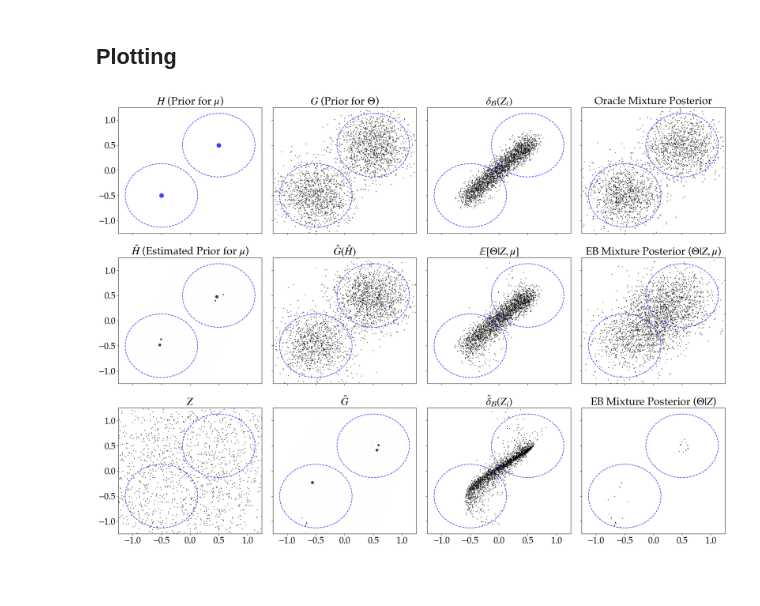
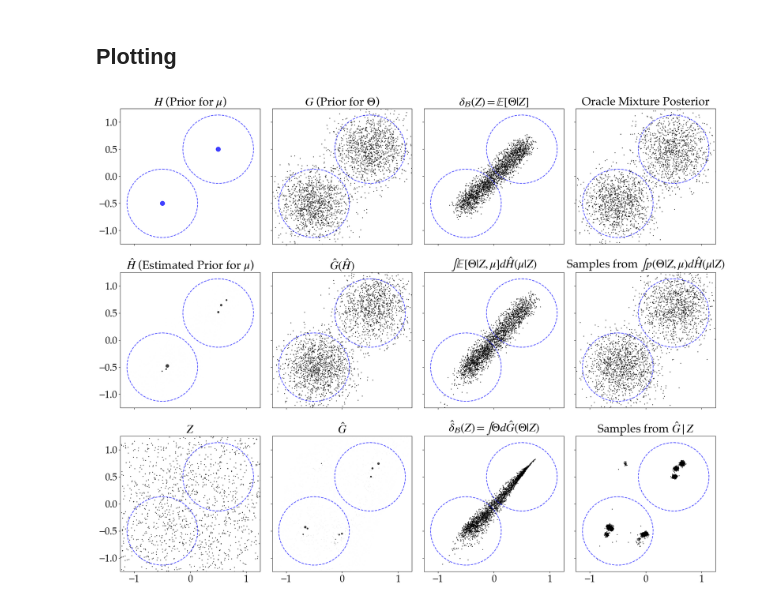
Before and after one commit to adway/eb-denoising, a Jupyter notebook: basic-sim.ipynb, the cells around one changed output. Cells and saved outputs as stored; diff of their text form; code cells hidden in the pictures; blank space fills up the shorter version.

Commit message:
add some docs, rename figure

```diff
--- a/basic-sim.ipynb
+++ b/basic-sim.ipynb
@@ -47,5 +44,5 @@ n_supp = 10000 # number of (empirical) support points to have for the oracle pri
 supp = sample_latent(n_supp,tau2) # this defines the (empirical) (oracle) prior support
 ob_model.set_params(atoms=supp, weights=np.ones(n_supp)/n_supp)
 ob_means = ob_model.posterior_mean(Z, prec)
-prior_weights, ob_samples = ob_model.posterior_sample(Z, prec, n_samples=2500)
+ob_indices, ob_samples = ob_model.posterior_sample(Z, prec, n_samples=2500)
 # %% [markdown]
@@ -82,5 +85,5 @@ for i in range(n):
 # %%
-est_prior_weights_h, h_samples = eb_model_h.posterior_sample(Z, prec_smooth, n_samples=2500)
+eb_indices_h, h_samples = eb_model_h.posterior_sample(Z, prec_smooth, n_samples=2500)
 eb_means_h = eb_model_h.posterior_mean(Z, prec_smooth)
 post_theta_means = eb_means_h * sigma2 / (sigma2 + tau2) + Z * tau2 / (sigma2 + tau2)
-post_theta_samples = post_theta_means + np.random.normal(0, np.sqrt(sigma2*tau2/(sigma2 + tau2)), size=(n,2))
+post_theta_samples = h_samples * sigma2 / (sigma2 + tau2) + Z[eb_indices_h, :] * tau2 / (sigma2 + tau2) + np.random.normal(0, np.sqrt((sigma2 * tau2) / (sigma2 + tau2)), size=h_samples.shape)
@@ -101,7 +106,7 @@ est_g_weights = eb_model_g.weights
 ## Plotting
 # %%
 plt.rcParams.update({'font.size': 22, 'mathtext.fontset': 'stix', 'font.family': 'serif', 'font.serif': 'Palatino'})
-fig, ax = plt.subplots(3, 4, sharex=True, sharey=True, figsize=(22,16))
+fig, ax = plt.subplots(3, 4, sharex=True, sharey=True, figsize=(20,16))
 Z_alpha = 0.75
 Z_s = 1.0
 H_s = 100
@@ -113,7 +118,7 @@ ax[0,0].scatter(centers[:,0], centers[:,1], s=H_s,color='blue', alpha=Z_alpha)
 ax[0,1].set_title(r'$G$ (Prior for $\Theta$)')
 ax[0,1].scatter(Theta[:,0], Theta[:,1], s=Z_s,color='black', alpha=Z_alpha)
 
-ax[0,2].set_title(r'$\delta_{\mathcal{B}}(Z_i)$')
+ax[0,2].set_title(r'$\delta_{\mathcal{B}}(Z) = \mathbb{E}[\Theta | Z]$')
 ax[0,2].scatter(ob_means[:,0], ob_means[:,1], s=Z_s,color='black', alpha=Z_alpha)
 
 ax[0,3].set_title(r'Oracle Mixture Posterior')
@@ -125,37 +130,37 @@ ax[1,0].scatter(eb_model_h.atoms[:,0], eb_model_h.atoms[:,1], s=eb_model_h.weigh
 ax[1,1].set_title(r'$\hat{G}(\hat{H})$')
 ax[1,1].scatter(g_hat_samples[:,0], g_hat_samples[:,1], s=Z_s,color='black', alpha=Z_alpha)
 
-ax[1,2].set_title(r'$\mathbb{E}[\Theta|Z, \mu]$')
+ax[1,2].set_title(r'$\int \mathbb{E}[\Theta|Z, \mu] d\hat{H}(\mu | Z)$')
 ax[1,2].scatter(post_theta_means[:,0], post_theta_means[:,1], s=Z_s,color='black', alpha=Z_alpha)
 
-ax[1,3].set_title(r'EB Mixture Posterior ($\Theta | Z, \mu$)')
+ax[1,3].set_title(r'Samples from $\int p(\Theta|Z, \mu) d\hat{H}(\mu | Z)$')
 ax[1,3].scatter(post_theta_samples[:,0], post_theta_samples[:,1], s=Z_s,color='black', alpha=Z_alpha)
 
 ax[2,0].set_title(r'$Z$')
 ax[2,0].scatter(Z[:,0], Z[:,1], s=Z_s,color='black', alpha=Z_alpha)
 
 ax[2,1].set_title(r'$\hat{G}$')
 ax[2,1].scatter(est_g[:,0], est_g[:,1], s=est_g_weights*H_s,color='black', alpha=Z_alpha)
 
-ax[2,2].set_title(r'$\hat{\delta}_{\mathcal{B}}(Z_i)$')
+ax[2,2].set_title(r'$\hat{\delta}_{\mathcal{B}}(Z) = \int \Theta d\hat{G}(\Theta | Z)$')
 ax[2,2].scatter(eb_means_g[:,0], eb_means_g[:,1], s=Z_s,color='black', alpha=Z_alpha)
 
-ax[2,3].set_title(r'EB Mixture Posterior ($\Theta | Z$)')
-ax[2,3].scatter(g_samples[:,0], g_samples[:,1], s=Z_s,color='black', alpha=Z_alpha)
+ax[2,3].set_title(r'Samples from $\hat{G} \mid Z$')
+ax[2,3].scatter(g_samples[:,0] + 0.02*np.random.randn(g_samples.shape[0]), g_samples[:,1] + 0.02*np.random.randn(g_samples.shape[0]), s=Z_s,color='black', alpha=Z_alpha)
 
 
 u = np.linspace(0,2*np.pi)
 circ1 = center1 + 2*np.sqrt(tau2)*np.vstack([np.sin(u),np.cos(u)]).T
 circ2 = center2 + 2*np.sqrt(tau2)*np.vstack([np.sin(u),np.cos(u)]).T
 for i in range(3):
     for j in range(4):
         # if i > 0 or j > 0:
         ax[i,j].plot(circ1[:,0],circ1[:,1],color='blue',linestyle='dashed', alpha=0.75)
         ax[i,j].plot(circ2[:,0],circ2[:,1],color='blue',linestyle='dashed', alpha=0.75)
             # ax[i,j].scatter(Theta[:,0], Theta[:,1], s=Z_s,color='blue', alpha=G_alpha)
 
 plt.xlim([-1.25,1.25])
 plt.ylim([-1.25, 1.25])
 plt.tight_layout()
 # %% [output]
-[figure, old version]
+[figure, new version]
```
Also changed, not shown: parts of 9 cells of this notebook, 2 other files.
